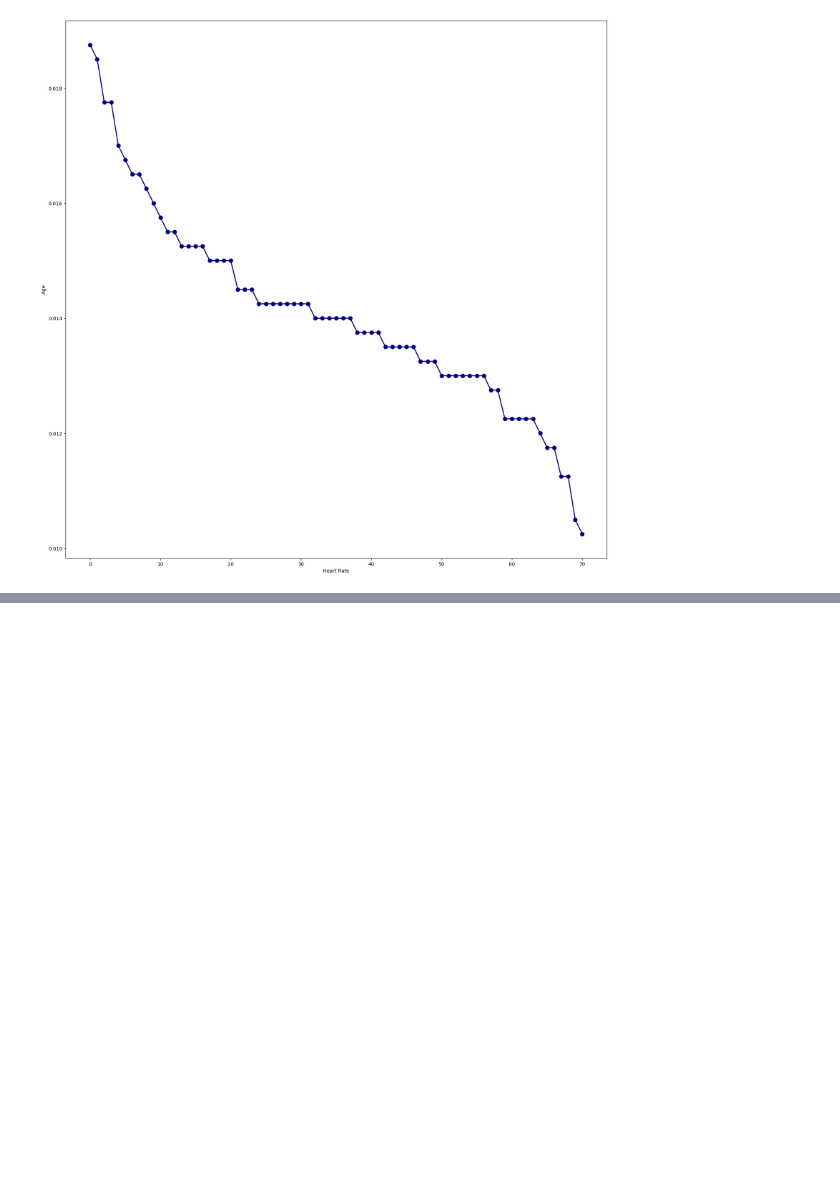
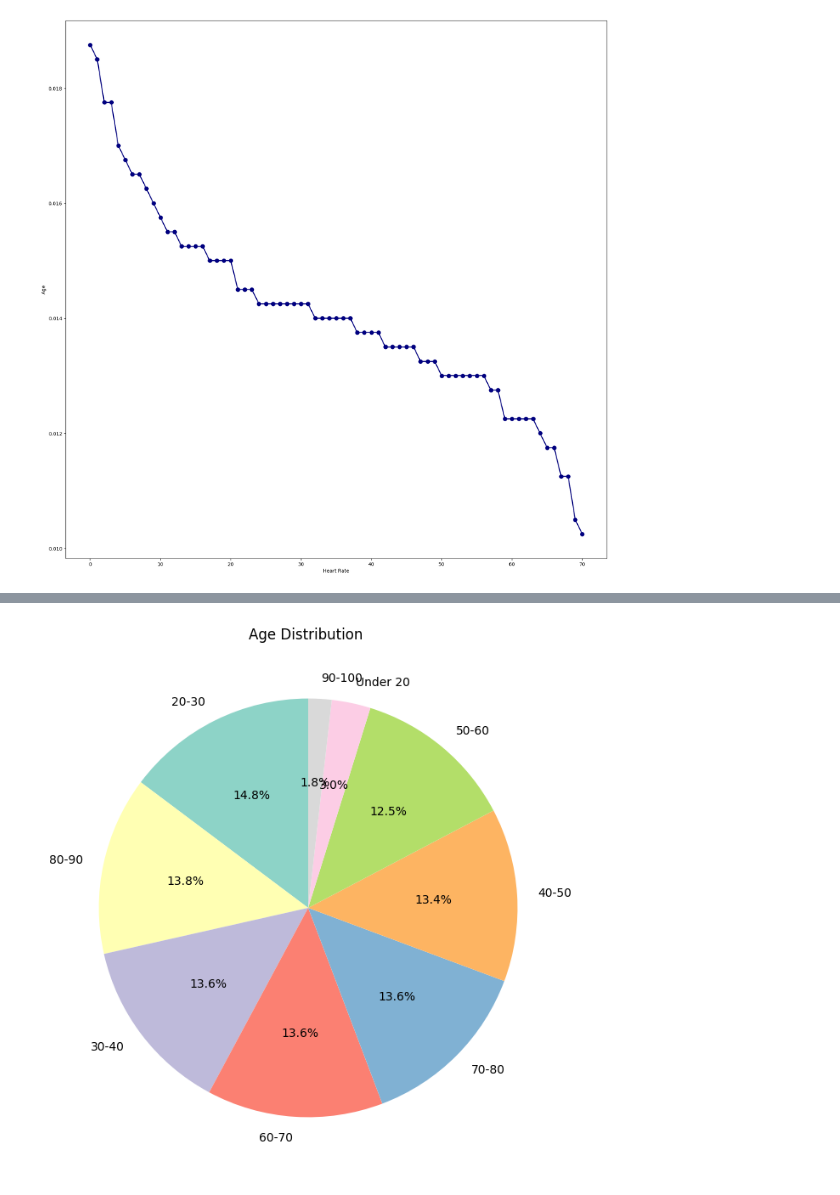
Before and after one commit to FajerAlamro/IT326-Project, a Jupyter notebook: chart.ipynb, the cells around one changed output, grey strips where cells are left out. Saved outputs shown, nothing was run; the diff lists cells and outputs as text; code cells hidden in the pictures; blank space fills up the shorter version.

```diff
--- a/chart.ipynb
+++ b/chart.ipynb
@@ -151,0 +194,17 @@ plt.show()
+# %%
+bins = [0, 20, 30, 40, 50, 60, 70, 80, 90, 100,]  # Age Ranges
+labels = ['Under 20', '20-30', '30-40', '40-50', '50-60', '60-70', '70-80', '80-90', '90-100']
+
+
+df['Age Category'] = pd.cut(df['Age'], bins=bins, labels=labels, right=False)
+
+
+age_counts = df['Age Category'].value_counts()
+
+
+plt.figure(figsize=(8, 8))
+plt.pie(age_counts, labels=age_counts.index, autopct='%1.1f%%', startangle=90, colors=plt.get_cmap('Set3').colors)
+plt.title('Age Distribution ')
+plt.show()
+# %% [output]
+[figure, added]
```
Also changed, not shown: parts of 7 cells of this notebook.
